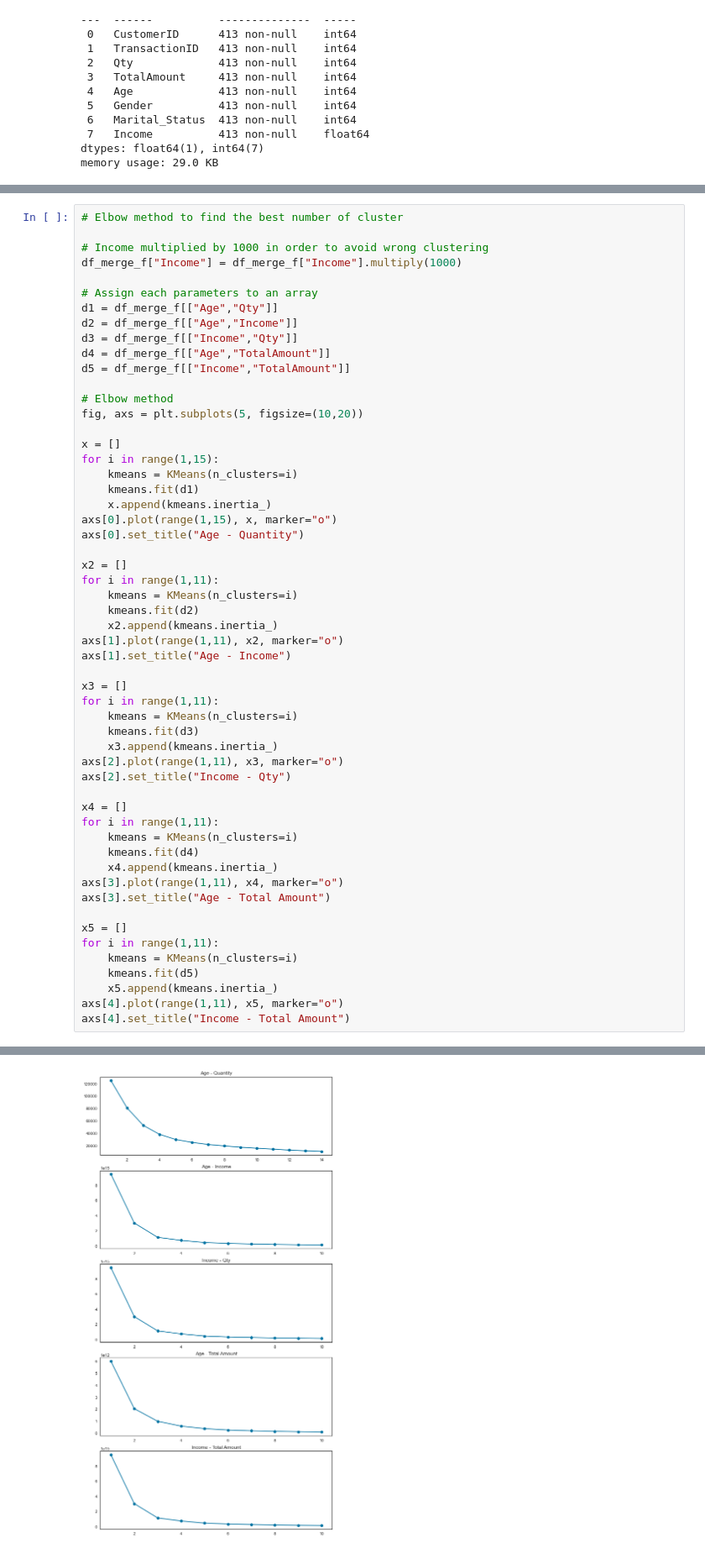
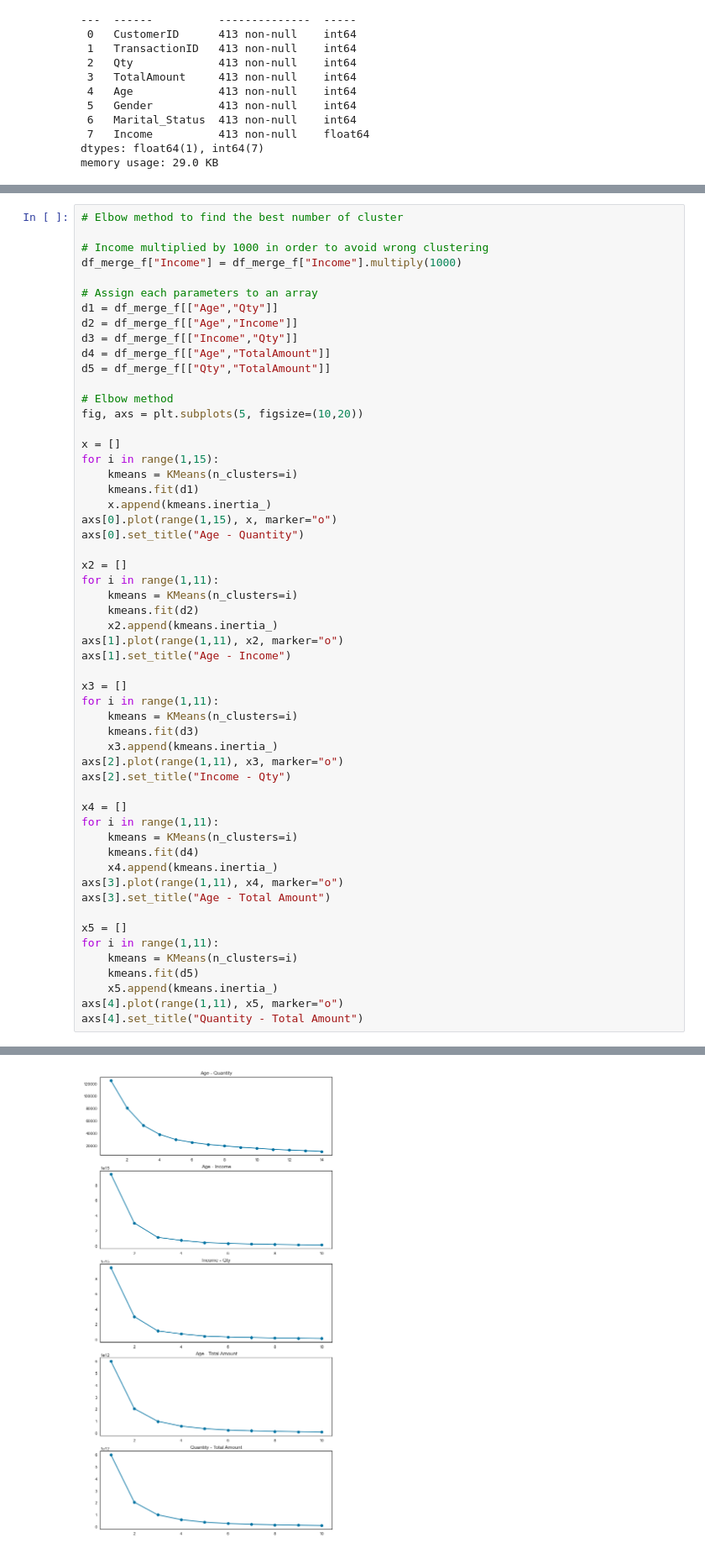
Before and after one commit to aslamfr/rakamin-data-science, a Jupyter notebook: case_kmeans.ipynb, the cells around one changed output, grey strips where cells are left out. Shown at 84% size. Saved outputs shown, nothing was run; the diff lists cells and outputs as text.

```diff
--- a/case_kmeans.ipynb
+++ b/case_kmeans.ipynb
@@ -228,7 +246,7 @@ d1 = df_merge_f[["Age","Qty"]]
 d2 = df_merge_f[["Age","Income"]]
 d3 = df_merge_f[["Income","Qty"]]
 d4 = df_merge_f[["Age","TotalAmount"]]
-d5 = df_merge_f[["Income","TotalAmount"]]
+d5 = df_merge_f[["Qty","TotalAmount"]]
 
 # Elbow method
 fig, axs = plt.subplots(5, figsize=(10,20))
@@ -271,5 +289,5 @@ for i in range(1,11):
     kmeans.fit(d5)
     x5.append(kmeans.inertia_)
 axs[4].plot(range(1,11), x5, marker="o")
-axs[4].set_title("Income - Total Amount")
+axs[4].set_title("Quantity - Total Amount")
 # %% [output]
@@ -277,4 +295,4 @@ Text(0.5, 1.0, 'Income - Total Amount')
-[figure, old version]
+[figure, new version]
 # %% [markdown]
 Possible number of cluster:
 - d1 = 4-6
```
Also changed, not shown: parts of 12 cells of this notebook, 1 other file.
